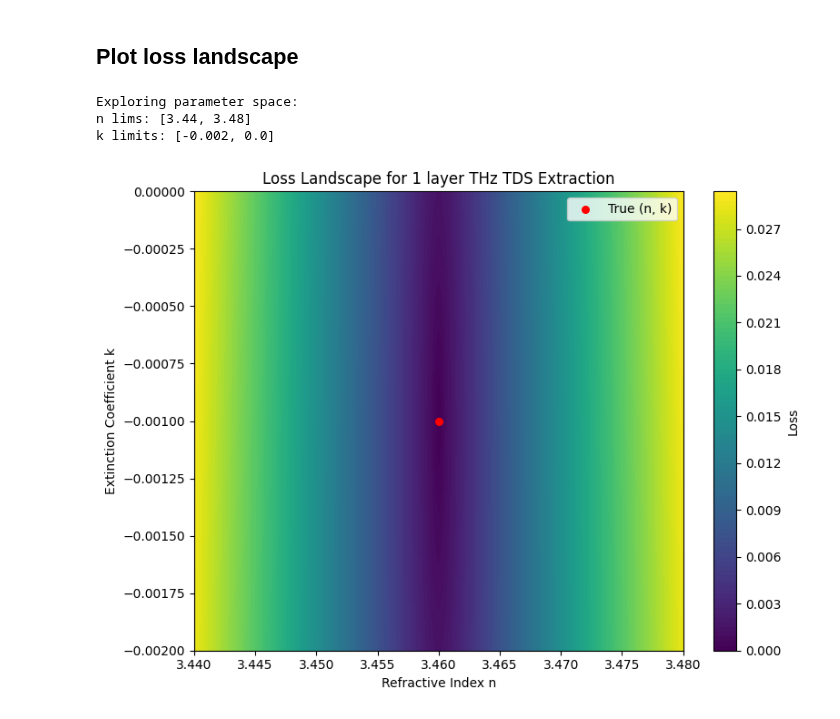
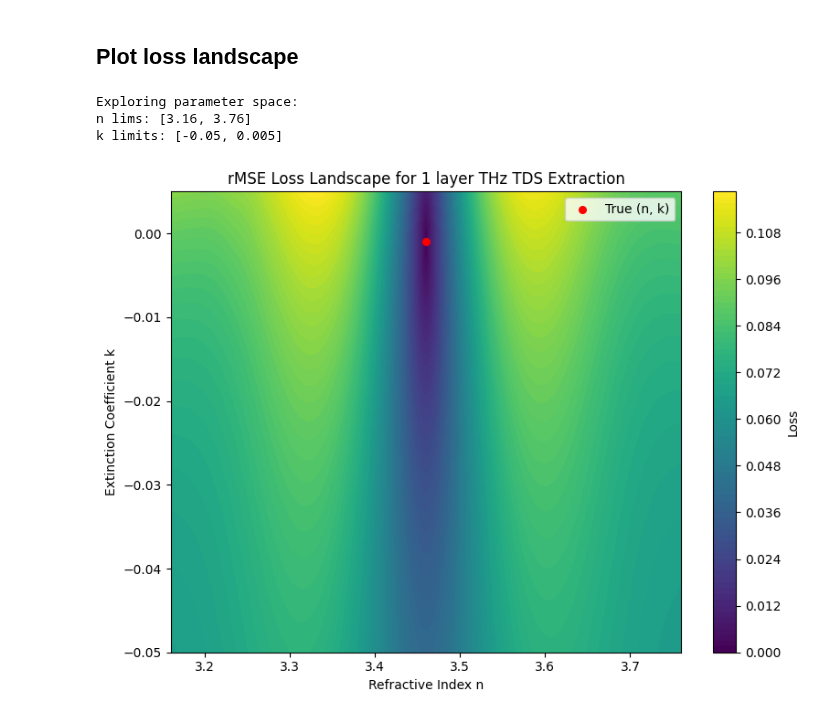
Before and after one commit to tls54/THz-TDS, a Jupyter notebook: Transfer Matrix Method/Experimental_reference.ipynb, the cells around one changed output. Cells and saved outputs as stored; diff of their text form; code cells hidden in the pictures.

Commit message:
Minor edits for loss landscape code (different repo)

```diff
--- a/Transfer Matrix Method/Experimental_reference.ipynb
+++ b/Transfer Matrix Method/Experimental_reference.ipynb
@@ -214,14 +214,34 @@ n_grid, k_grid = np.meshgrid(n_vals, k_vals)
 """
 
 # Define your grid resolution
-n_vals = np.linspace(n_true - 0.02, n_true + 0.02, 400)
-k_vals = np.linspace(k_true - 0.001, k_true + 0.001, 400)
+n_vals = np.linspace(n_true - 0.3, n_true + 0.3, 400)
+k_vals = np.linspace(-0.05, 0.005, 400)
+#k_vals = np.linspace(k_true - 0.01, k_true + 0.01, 400)
 n_grid, k_grid = np.meshgrid(n_vals, k_vals)
 
 print('Exploring parameter space:')
 print(f'n lims: [{min(n_vals)}, {max(n_vals)}]')
 print(f'k limits: [{min(k_vals)}, {max(k_vals)}]')
+
+loss_fn = gen_loss_function  # Accepts (y_sim, y_exp) and returns a scalar
+
+loss_grid = np.zeros_like(n_grid)
+log_loss_grid = np.zeros_like(n_grid)
+
+for idx, (i, j) in enumerate(tqdm(product(range(n_grid.shape[0]), range(n_grid.shape[1])), total=n_grid.size, desc="Evaluating (n, k) grid")):
+    n = n_grid[i, j]
+    k = k_grid[i, j]
+
+    layer = [(n + 1j * k, d1)]
+    y_sim = simulate_parallel(reference_pulse, layer, deltat, noise_level=0)[1][:len(reference_pulse)]
+
+
+    y_sim_tensor = y_sim.clone().detach()
+
+    loss = loss_fn(y_sim_tensor, experimental_pulse).item()
+    loss_grid[i, j] = loss
+    log_loss_grid[i,j] = np.log(loss)
 # %% [output]
 Exploring parameter space:
-n lims: [3.44, 3.48]
-k limits: [-0.002, 0.0]
+n lims: [3.16, 3.76]
+k limits: [-0.05, 0.005]
@@ -245,15 +248,13 @@ for idx, (i, j) in enumerate(tqdm(product(range(n_grid.shape[0]), range(n_grid.s
 # %%
-import matplotlib.pyplot as plt
-
 plt.figure(figsize=(8, 6))
 plt.contourf(n_grid, k_grid, loss_grid, levels=100, cmap='viridis')
 plt.colorbar(label="Loss")
 plt.scatter(n_true, k_true, color='red', label="True (n, k)", s=30)
 plt.xlabel("Refractive Index n")
 plt.ylabel("Extinction Coefficient k")
-plt.title("Loss Landscape for 1 layer THz TDS Extraction")
+plt.title("rMSE Loss Landscape for 1 layer THz TDS Extraction")
 plt.legend()
 plt.tight_layout()
 plt.show()
 # %% [output]
-[figure, old version]
+[figure, new version]
```
Also changed, not shown: parts of 9 cells of this notebook, 1 other file.
